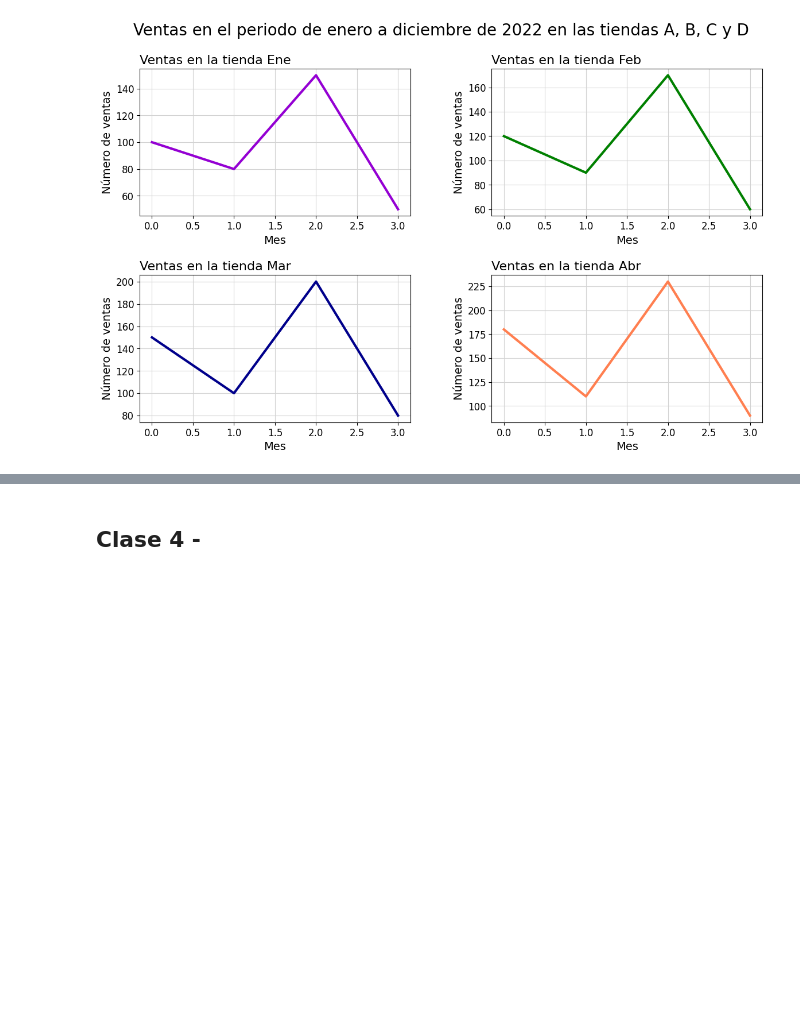
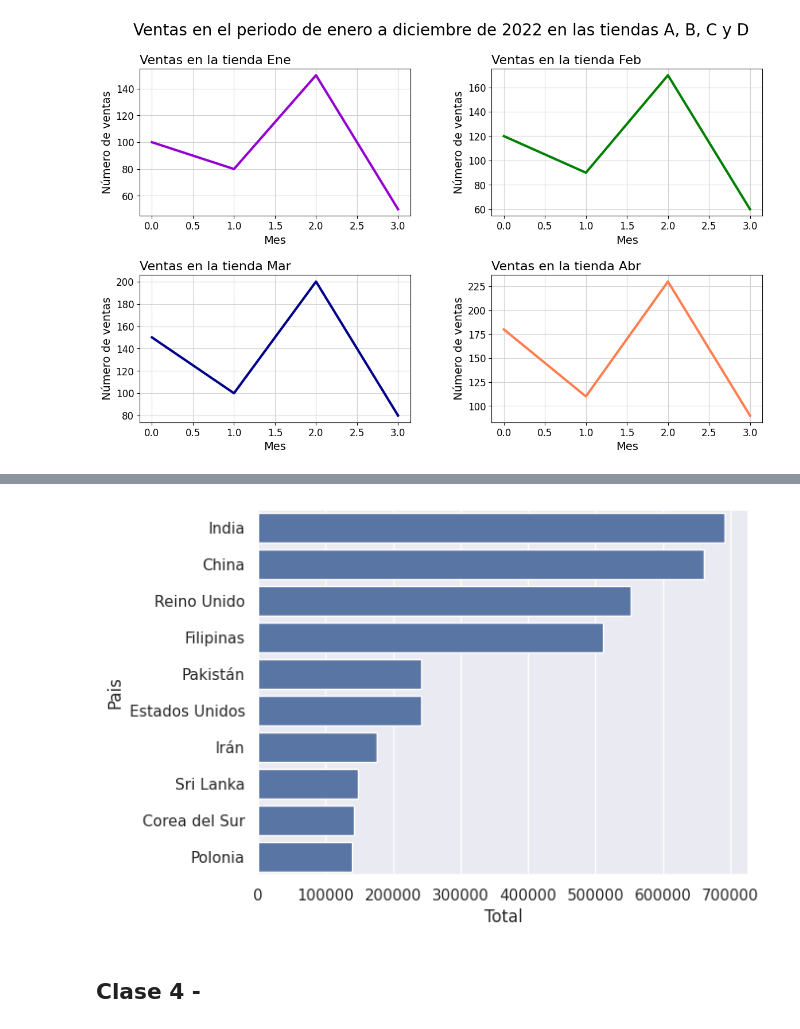
Before and after one commit to TAGARA-TECH/visualizacionDeDatos, a Jupyter notebook: visualizacion_de_datos_con_python.ipynb, the cells around one changed output, grey strips where cells are left out. Drawn from its saved outputs; the diff is of its cells as text; code cells hidden in the pictures; blank space fills up the shorter version.

```diff
--- a/visualizacion_de_datos_con_python.ipynb
+++ b/visualizacion_de_datos_con_python.ipynb
@@ -702,0 +709,5 @@ plt.show()
+# %%
+sns.set_theme()
+# %%
+top_10 = df.sort_values(by='Total',ascending=False).head(10)
+top_10
@@ -703,2 +728,7 @@ plt.show()
+# %%
+sns.barplot(data=top_10,x='Total',y=top_10.index,orient='h')
+plt.show()
+# %% [output]
+[figure, added]
 # %% [markdown]
 ## **Clase 4 -**
```
Also changed, not shown: parts of 4 cells of this notebook.
